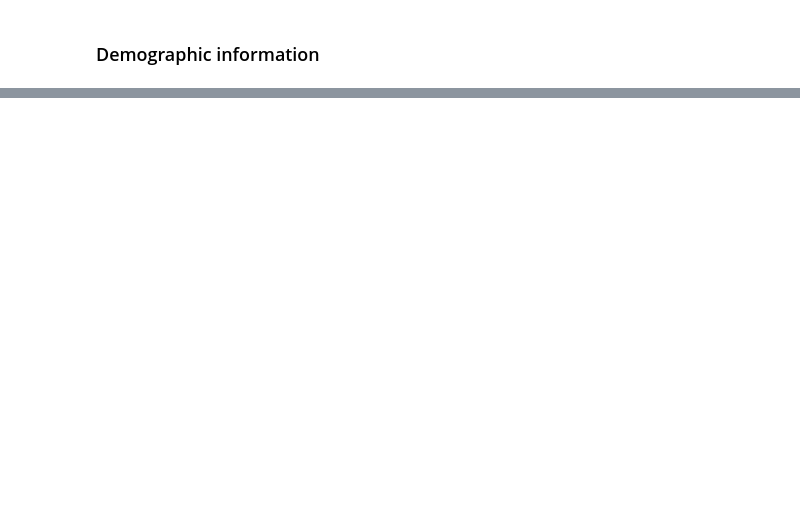
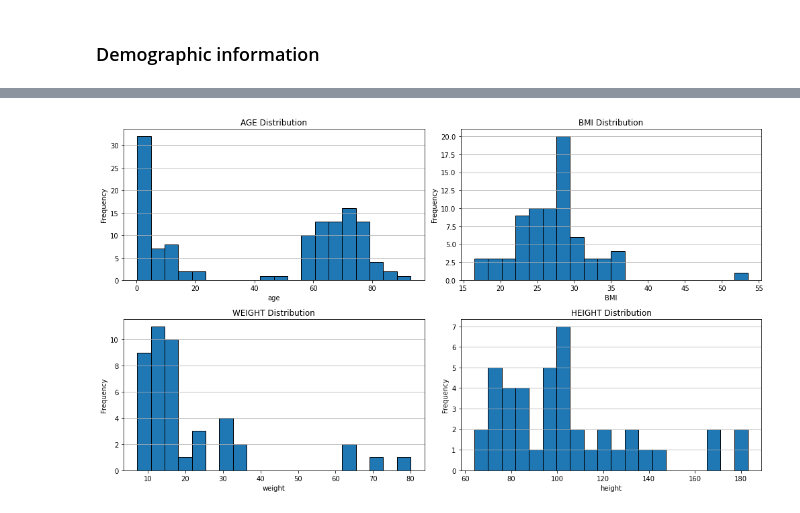
Before and after one commit to davidesalvi/ICBHI_2017, a Jupyter notebook: notebook/analyze_data.ipynb, the cells around one changed output, grey strips where cells are left out. Saved outputs shown, nothing was run; the diff lists cells and outputs as text; code cells hidden in the pictures; blank space fills up the shorter version.

```diff
--- a/notebook/analyze_data.ipynb
+++ b/notebook/analyze_data.ipynb
@@ -18,0 +37,20 @@ df_demo[2].value_counts().plot(kind='bar')
+# %%
+fig, axs = plt.subplots(2,2, figsize=(14, 8))
+
+columns = ['age', 'BMI', 'weight', 'height']
+plot_num = 0
+
+for i in range(2):
+    for j in range(2):
+
+        axs[i, j].hist(df[columns[plot_num]], bins=20, edgecolor='black')
+        axs[i, j].set_title(f'{columns[plot_num].upper()} Distribution')
+        axs[i, j].set_xlabel(columns[plot_num])
+        axs[i, j].set_ylabel('Frequency')
+        axs[i, j].grid(axis='y')
+
+        plot_num += 1
+plt.tight_layout()
+plt.show()
+# %% [output]
+[figure, added]
```
Also changed, not shown: parts of 5 cells of this notebook, 1 other file.
